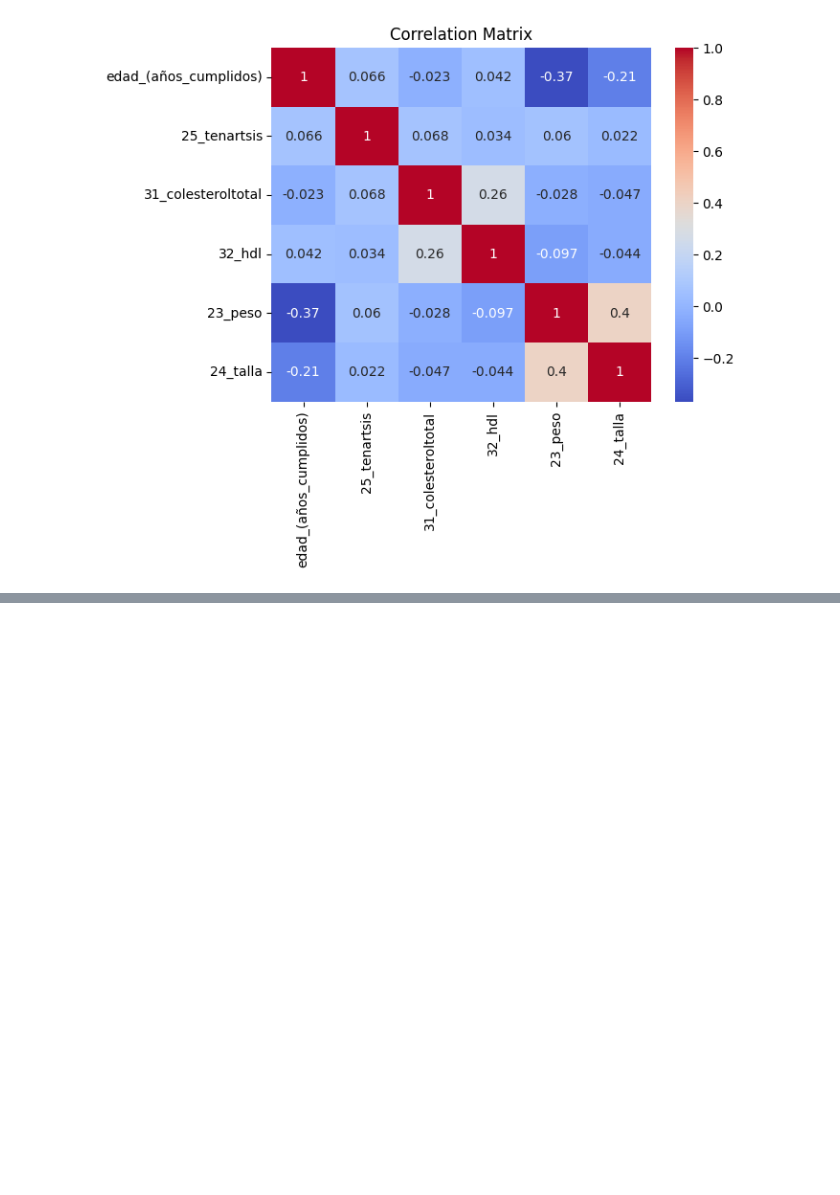
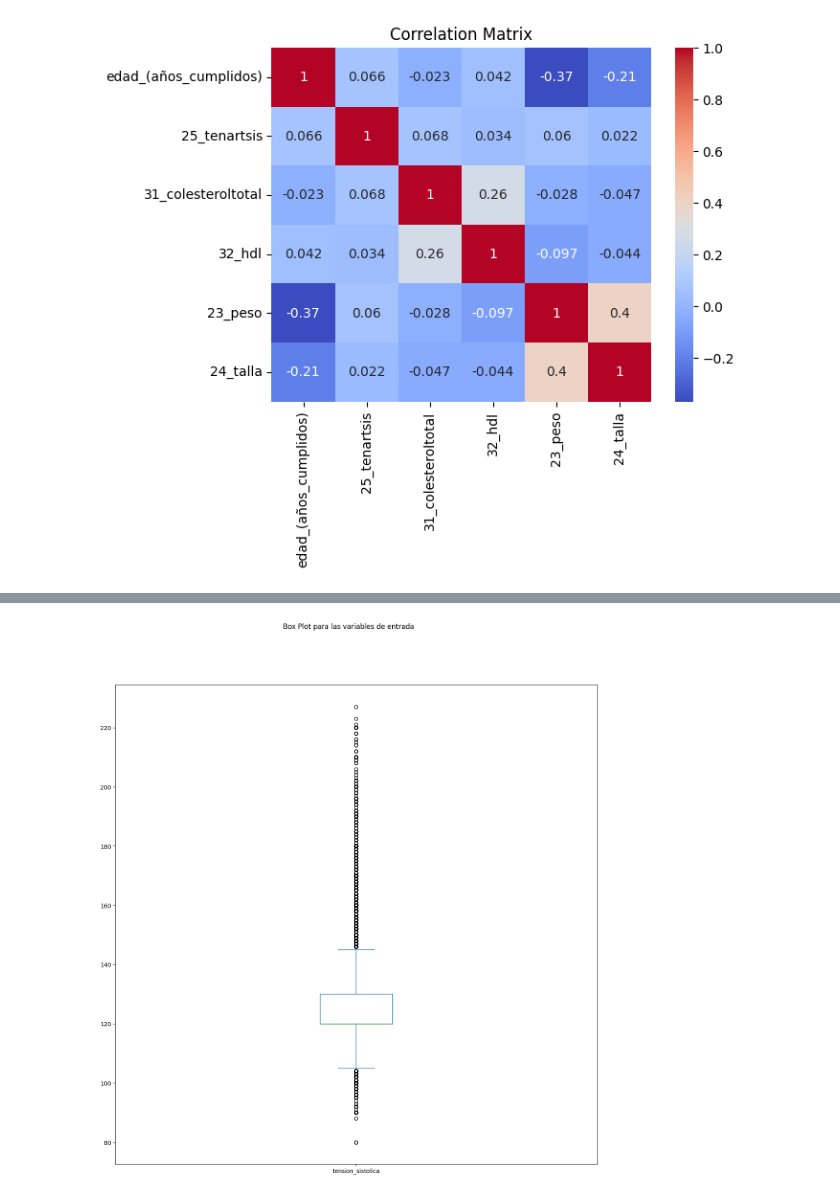
Before and after one commit to Pipicano25/RCV_ICESI, a Jupyter notebook: scripts/3_1_exploratory_analysis.ipynb, the cells around one changed output, grey strips where cells are left out. Saved outputs shown, nothing was run; the diff lists cells and outputs as text; code cells hidden in the pictures; blank space fills up the shorter version.

```diff
--- a/scripts/3_1_exploratory_analysis.ipynb
+++ b/scripts/3_1_exploratory_analysis.ipynb
@@ -327,0 +427,5 @@ df_1.describe()
+# %%
+df_1['tension_sistolica'].plot(kind='box', subplots=True, sharex=False, sharey=False, figsize=(15,15), title='Box Plot para las variables de entrada')
+plt.show()
+# %% [output]
+[figure, added]
```
Also changed, not shown: parts of 34 cells of this notebook.
